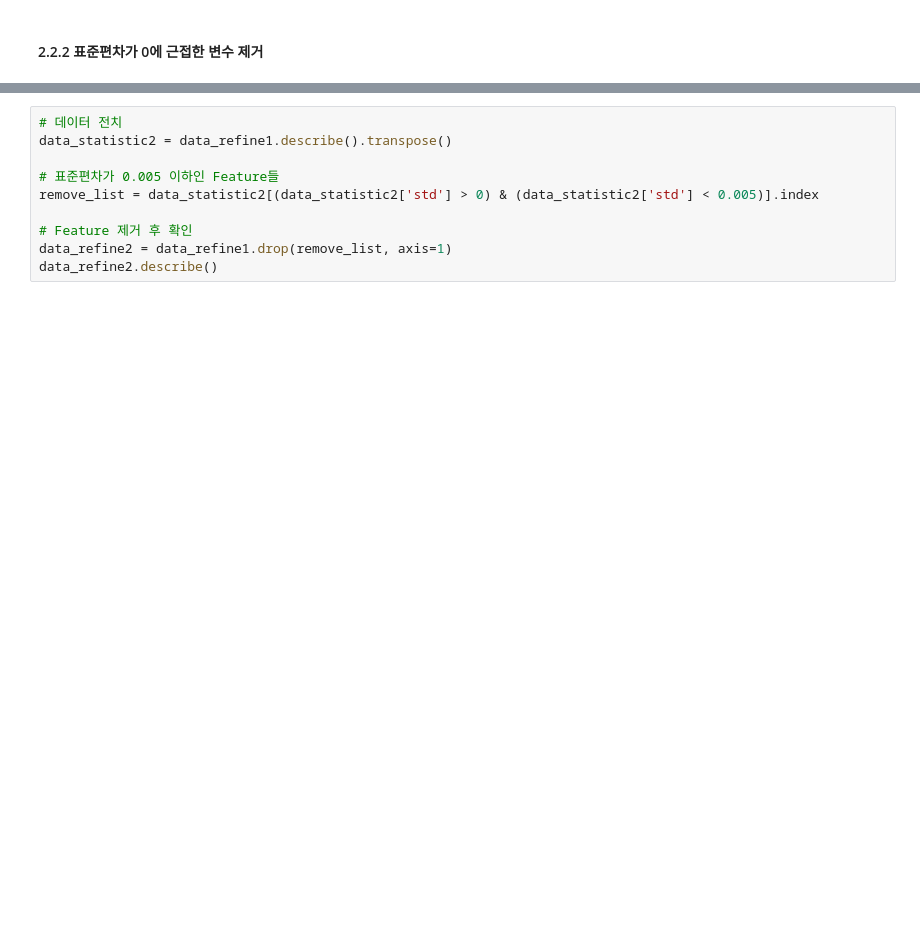
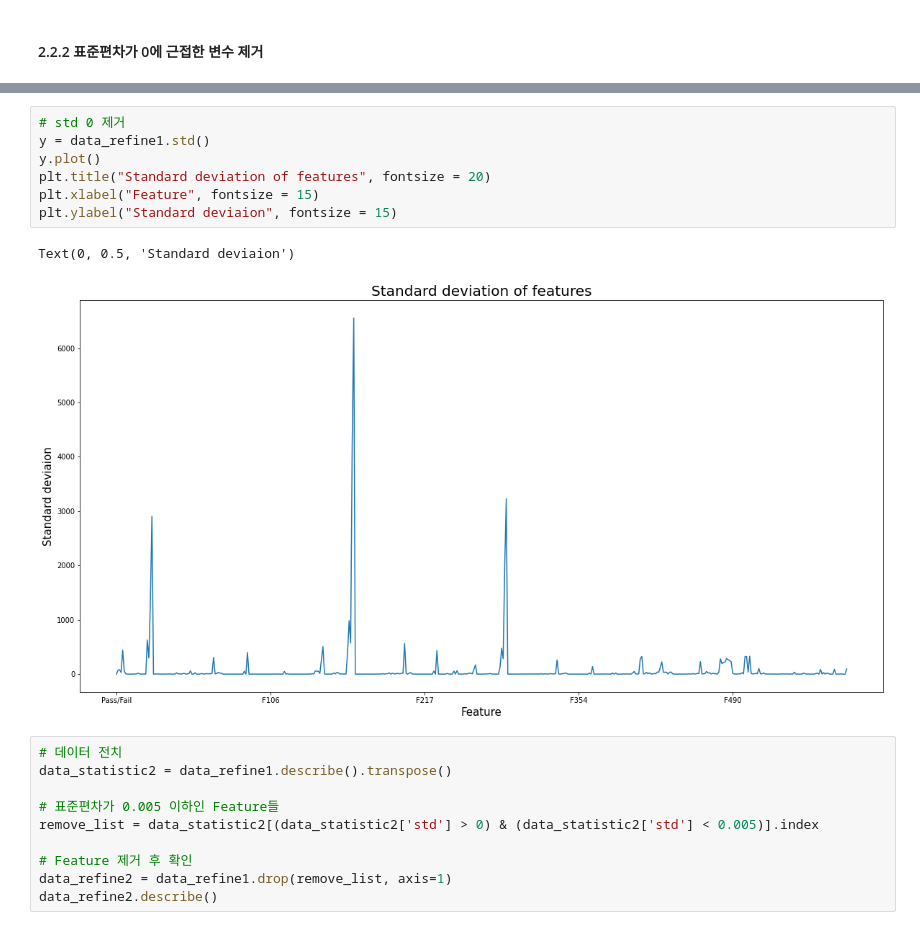
Before and after one commit to ChoiJunhee/INE5015_bigdata_analytics, a Jupyter notebook: ipnyb/0518_ipynb_Visualization(Practice Draft).ipynb, the cells around one changed output, grey strips where cells are left out. Drawn from its saved outputs; the diff is of its cells as text; blank space fills up the shorter version.

```diff
--- a/ipnyb/0518_ipynb_Visualization(Practice Draft).ipynb
+++ b/ipnyb/0518_ipynb_Visualization(Practice Draft).ipynb
@@ -139,3 +153,13 @@ data_refine1.describe()
+# %%
+# std 0 제거
+y = data_refine1.std()
+y.plot()
+plt.title("Standard deviation of features", fontsize = 20)
+plt.xlabel("Feature", fontsize = 15)
+plt.ylabel("Standard deviaion", fontsize = 15)
+# %% [output]
+Text(0, 0.5, 'Standard deviaion')
+[figure, added]
 # %%
 # 데이터 전치
 data_statistic2 = data_refine1.describe().transpose()
```
Also changed, not shown: parts of 20 cells of this notebook.
